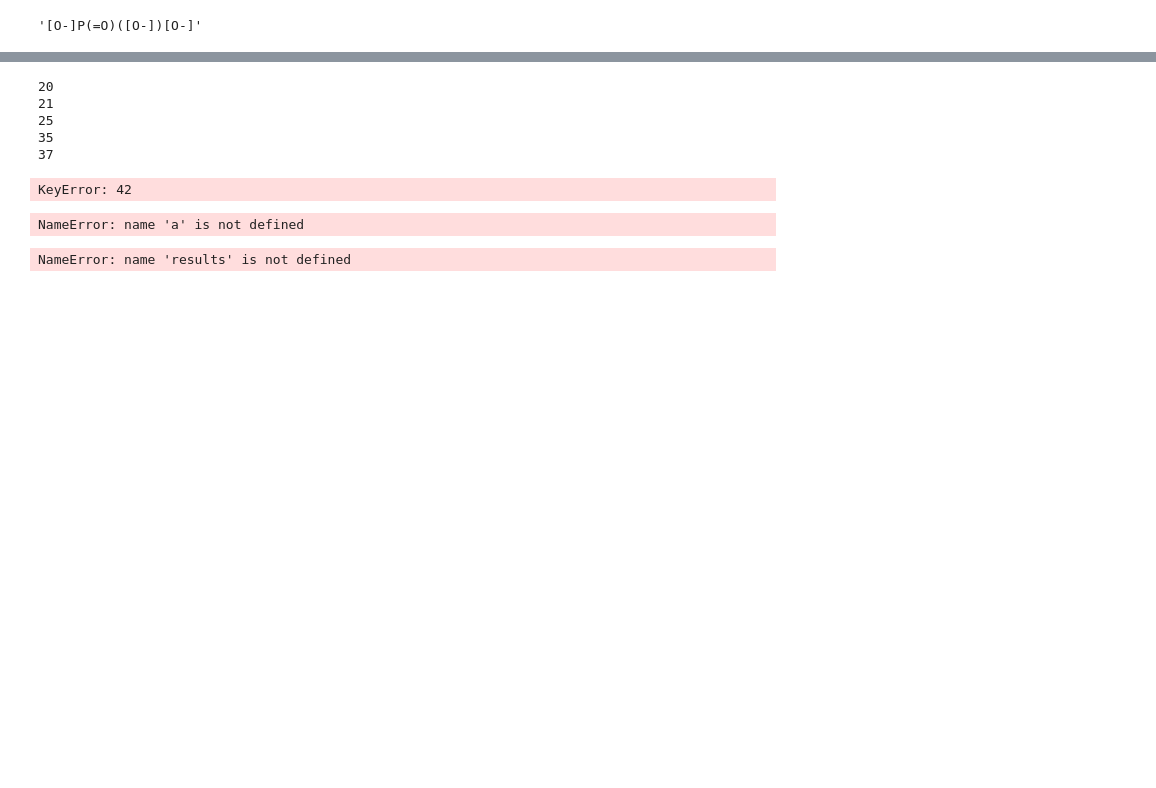
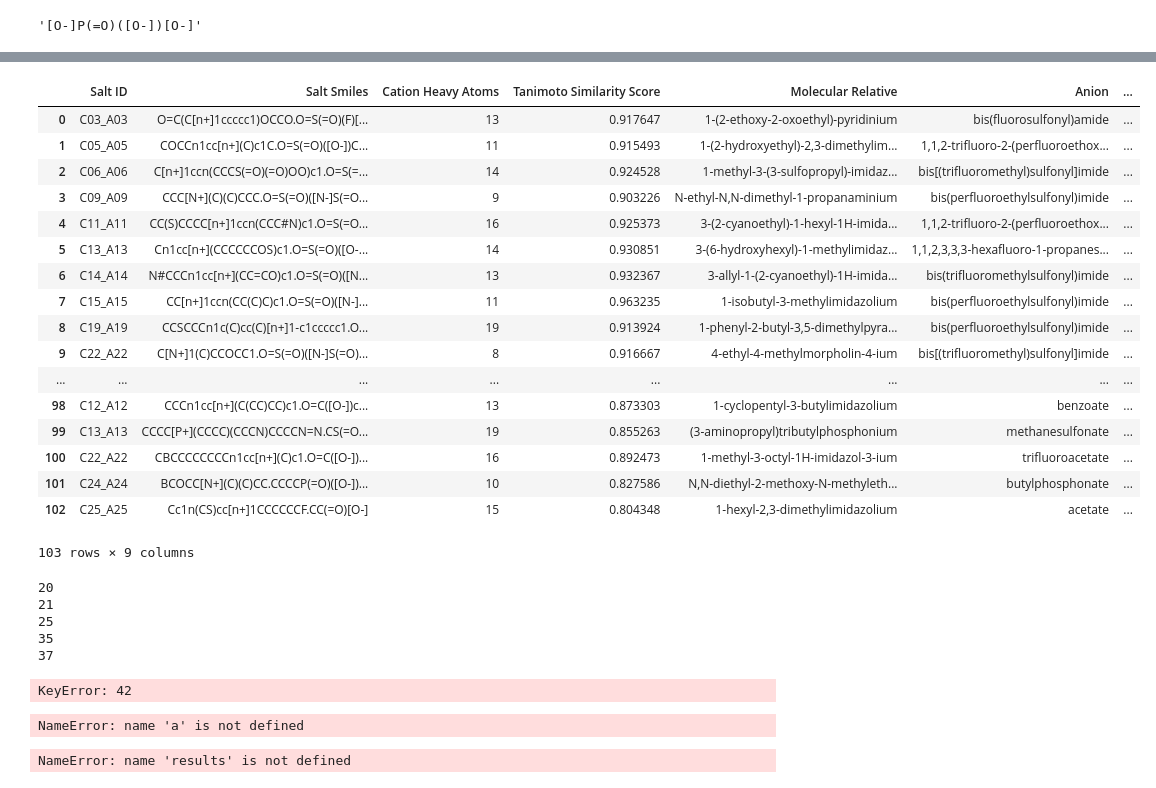
Before and after one commit to wesleybeckner/gains, a Jupyter notebook: scripts/gains_prototype.ipynb, the cells around one changed output, grey strips where cells are left out. Saved outputs shown, nothing was run; the diff lists cells and outputs as text; code cells hidden in the pictures; blank space fills up the shorter version.

```diff
--- a/scripts/gains_prototype.ipynb
+++ b/scripts/gains_prototype.ipynb
@@ -362 +199,22 @@ out_1000 = backup
+# %%
+out
+# %% [output]
+|  | Salt ID | Salt Smiles | Cation Heavy Atoms | Tanimoto Similarity Score | Molecular Relative | Anion | ... |
+| 0 | C03_A03 | O=C(C[n+]1ccccc1)OCCO.O=S(=O)(F)[... | 13 | 0.917647 | 1-(2-ethoxy-2-oxoethyl)-pyridinium | bis(fluorosulfonyl)amide | ... |
+| 1 | C05_A05 | COCCn1cc[n+](C)c1C.O=S(=O)([O-])C... | 11 | 0.915493 | 1-(2-hydroxyethyl)-2,3-dimethylim... | 1,1,2-trifluoro-2-(perfluoroethox... | ... |
+| 2 | C06_A06 | C[n+]1ccn(CCCS(=O)(=O)OO)c1.O=S(=... | 14 | 0.924528 | 1-methyl-3-(3-sulfopropyl)-imidaz... | bis[(trifluoromethyl)sulfonyl]imide | ... |
+| 3 | C09_A09 | CCC[N+](C)(C)CCC.O=S(=O)([N-]S(=O... | 9 | 0.903226 | N-ethyl-N,N-dimethyl-1-propanaminium | bis(perfluoroethylsulfonyl)imide | ... |
+| 4 | C11_A11 | CC(S)CCCC[n+]1ccn(CCC#N)c1.O=S(=O... | 16 | 0.925373 | 3-(2-cyanoethyl)-1-hexyl-1H-imida... | 1,1,2-trifluoro-2-(perfluoroethox... | ... |
+| 5 | C13_A13 | Cn1cc[n+](CCCCCCOS)c1.O=S(=O)([O-... | 14 | 0.930851 | 3-(6-hydroxyhexyl)-1-methylimidaz... | 1,1,2,3,3,3-hexafluoro-1-propanes... | ... |
+| 6 | C14_A14 | N#CCCn1cc[n+](CC=CO)c1.O=S(=O)([N... | 13 | 0.932367 | 3-allyl-1-(2-cyanoethyl)-1H-imida... | bis(trifluoromethylsulfonyl)imide | ... |
+| 7 | C15_A15 | CC[n+]1ccn(CC(C)C)c1.O=S(=O)([N-]... | 11 | 0.963235 | 1-isobutyl-3-methylimidazolium | bis(perfluoroethylsulfonyl)imide | ... |
+| 8 | C19_A19 | CCSCCCn1c(C)cc(C)[n+]1-c1ccccc1.O... | 19 | 0.913924 | 1-phenyl-2-butyl-3,5-dimethylpyra... | bis(perfluoroethylsulfonyl)imide | ... |
+| 9 | C22_A22 | C[N+]1(C)CCOCC1.O=S(=O)([N-]S(=O)... | 8 | 0.916667 | 4-ethyl-4-methylmorpholin-4-ium | bis[(trifluoromethyl)sulfonyl]imide | ... |
+| ... | ... | ... | ... | ... | ... | ... | ... |
+| 98 | C12_A12 | CCCn1cc[n+](C(CC)CC)c1.O=C([O-])c... | 13 | 0.873303 | 1-cyclopentyl-3-butylimidazolium | benzoate | ... |
+| 99 | C13_A13 | CCCC[P+](CCCC)(CCCN)CCCCN=N.CS(=O... | 19 | 0.855263 | (3-aminopropyl)tributylphosphonium | methanesulfonate | ... |
+| 100 | C22_A22 | CBCCCCCCCCn1cc[n+](C)c1.O=C([O-])... | 16 | 0.892473 | 1-methyl-3-octyl-1H-imidazol-3-ium | trifluoroacetate | ... |
+| 101 | C24_A24 | BCOCC[N+](C)(C)CC.CCCCP(=O)([O-])... | 10 | 0.827586 | N,N-diethyl-2-methoxy-N-methyleth... | butylphosphonate | ... |
+| 102 | C25_A25 | Cc1n(CS)cc[n+]1CCCCCCF.CC(=O)[O-] | 15 | 0.804348 | 1-hexyl-2,3-dimethylimidazolium | acetate | ... |
+103 rows × 9 columns
 # %%
```
Also changed, not shown: parts of 21 cells of this notebook, 29 other files.
